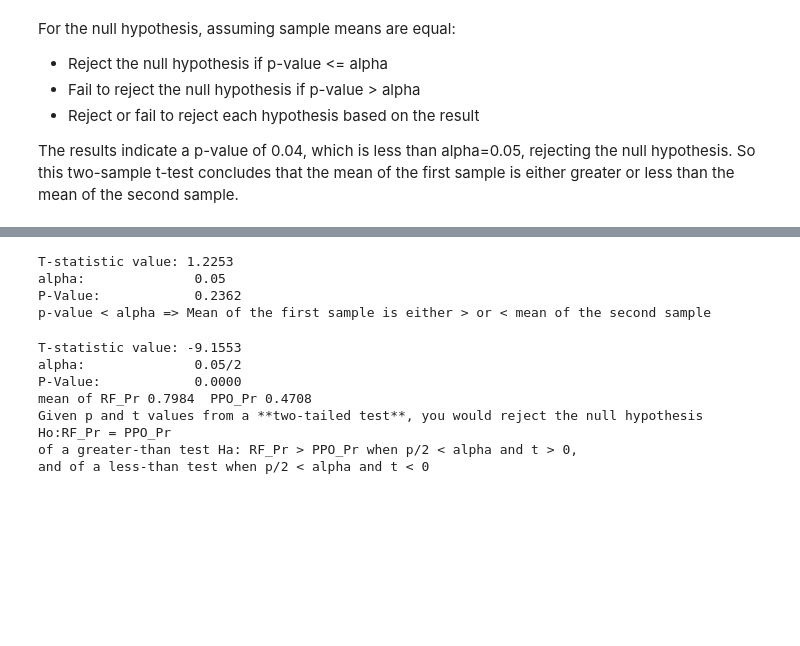
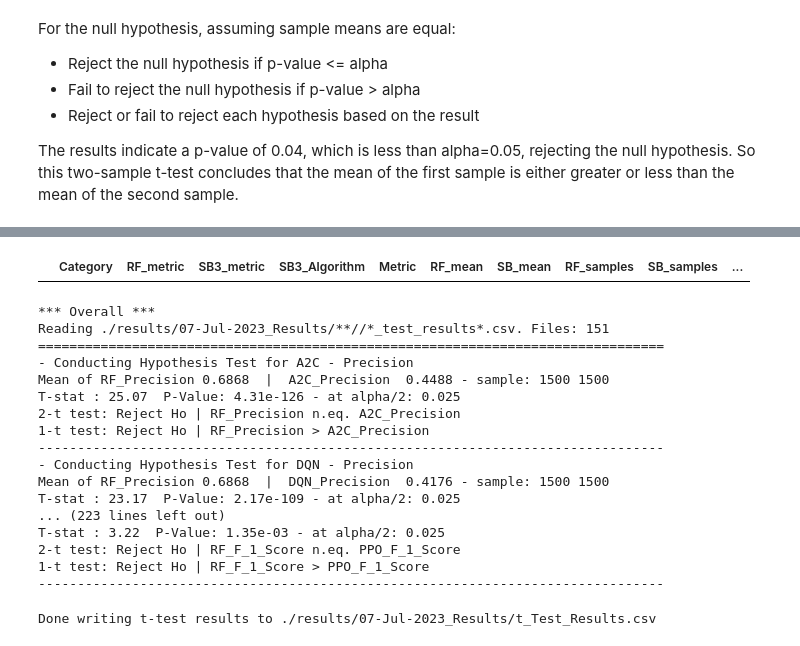
Before and after one commit to Rajesh-Siraskar/REINFORCE_for_Predictive_Maintenance, a Jupyter notebook: Visualizations_RF_for_PdM.ipynb, the cells around one changed output, grey strips where cells are left out. Saved outputs shown, nothing was run; the diff lists cells and outputs as text; code cells hidden in the pictures; blank space fills up the shorter version.

Commit message:
07-Jul-2023: Statistical t-tests!

```diff
--- a/Visualizations_RF_for_PdM.ipynb
+++ b/Visualizations_RF_for_PdM.ipynb
@@ -637,28 +537,0 @@ mean of A 1.2125  B 7.0725
-# %%
-t_stat, p_value = stats.ttest_ind(A2C_Pr, PPO_Pr)
-print(f"T-statistic value: {t_stat:.4f}")
-print(f"alpha:              0.05")
-print(f"P-Value:            {p_value:.4f}")
-print("p-value < alpha => Mean of the first sample is either > or < mean of the second sample")
-# %% [output]
-T-statistic value: 1.2253
-alpha:              0.05
-P-Value:            0.2362
-p-value < alpha => Mean of the first sample is either > or < mean of the second sample
-# %%
-# perform one sample t-test
-t_stat, p_value = stats.ttest_1samp(a=PPO_Pr, popmean=RF_Pr.mean())
-print(f"T-statistic value: {t_stat:.4f}")
-print(f"alpha:              0.05/2")
-print(f"P-Value:            {p_value:.4f}")
-print(f"mean of RF_Pr {RF_Pr.mean():.4f}  PPO_Pr {PPO_Pr.mean():.4f}")
-print('Given p and t values from a **two-tailed test**, you would reject the null hypothesis Ho:RF_Pr = PPO_Pr\nof a greater-than test Ha: RF_Pr > PPO_Pr when p/2 < alpha and t > 0,\nand of a less-than test when p/2 < alpha and t < 0')
-#p-value < alpha => Mean of the first sample is either > or < mean of the second sampleld reject the null hypothesis of a greater-than test when p/2 < alpha and t > 0, and of a less-than test when p/2 < alpha and t < 0")
-# %% [output]
-T-statistic value: -9.1553
-alpha:              0.05/2
-P-Value:            0.0000
-mean of RF_Pr 0.7984  PPO_Pr 0.4708
-Given p and t values from a **two-tailed test**, you would reject the null hypothesis Ho:RF_Pr = PPO_Pr
-of a greater-than test Ha: RF_Pr > PPO_Pr when p/2 < alpha and t > 0,
-and of a less-than test when p/2 < alpha and t < 0
@@ -664,0 +552,46 @@ and of a less-than test when p/2 < alpha and t < 0
+# %%
+column_names = ['Category', 'RF_metric', 'SB3_metric', 'SB3_Algorithm', 'Metric', 'RF_mean', 'SB_mean', 'RF_samples',
+                'SB_samples', 'alpha', 't_stat', 'p_value', 'Conclusion_2t', 'Conclusion_1t']
+df_t_test = pd.DataFrame(columns=column_names)
+df_t_test
+# %% [output]
+|  | Category | RF_metric | SB3_metric | SB3_Algorithm | Metric | RF_mean | SB_mean | RF_samples | SB_samples | ... |
+# %%
+for catg in category:
+    print(f'\n*** {catg} ***')
+    catg_idx = category.index(catg)
+    df_report = read_reports(subsets[catg_idx])
+    for m in metrics:
+        RF = df_report[df_report['Algorithm'] == 'REINFORCE'][m]
+        print(80*'=')
+        for algo in algo_keys:
+            print(f'- Conducting Hypothesis Test for {algo} - {m}')
+            SB = df_report[df_report['Algorithm'] == algo][m]
+            results = stat_test(catg, RF, SB, algo, m)
+            df_dictionary = pd.DataFrame([results])
+            df_t_test = pd.concat([df_t_test, df_dictionary], ignore_index=True)
+            print(80*'-')
+# %% [output]
+*** Overall ***
+Reading ./results/07-Jul-2023_Results/**//*_test_results*.csv. Files: 151
+================================================================================
+- Conducting Hypothesis Test for A2C - Precision
+Mean of RF_Precision 0.6868  |  A2C_Precision  0.4488 - sample: 1500 1500
+T-stat : 25.07  P-Value: 4.31e-126 - at alpha/2: 0.025
+2-t test: Reject Ho | RF_Precision n.eq. A2C_Precision
+1-t test: Reject Ho | RF_Precision > A2C_Precision
+--------------------------------------------------------------------------------
+- Conducting Hypothesis Test for DQN - Precision
+Mean of RF_Precision 0.6868  |  DQN_Precision  0.4176 - sample: 1500 1500
+T-stat : 23.17  P-Value: 2.17e-109 - at alpha/2: 0.025
+... (223 lines left out)
+T-stat : 3.22  P-Value: 1.35e-03 - at alpha/2: 0.025
+2-t test: Reject Ho | RF_F_1_Score n.eq. PPO_F_1_Score
+1-t test: Reject Ho | RF_F_1_Score > PPO_F_1_Score
+--------------------------------------------------------------------------------
+# %%
+df_t_test.head()
+df_t_test.to_csv(t_Test_Results)
+print(f'Done writing t-test results to {t_Test_Results}')
+# %% [output]
+Done writing t-test results to ./results/07-Jul-2023_Results/t_Test_Results.csv
```
Also changed, not shown: parts of 13 cells of this notebook, 2 other files.
